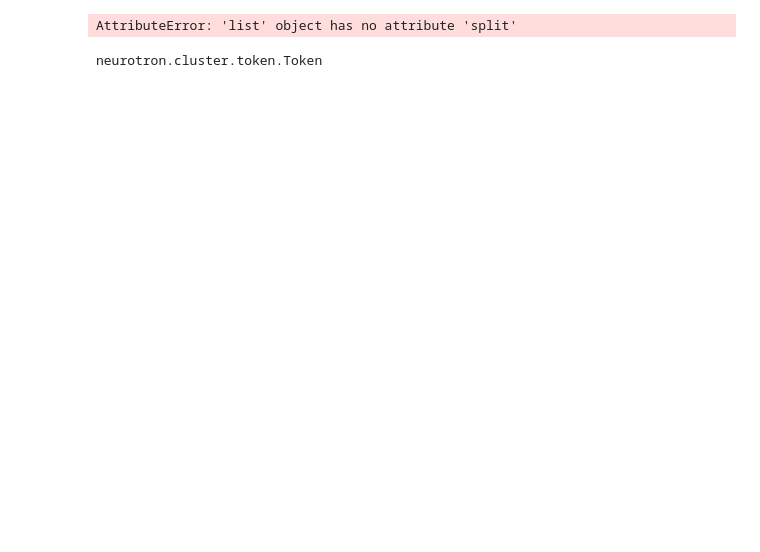
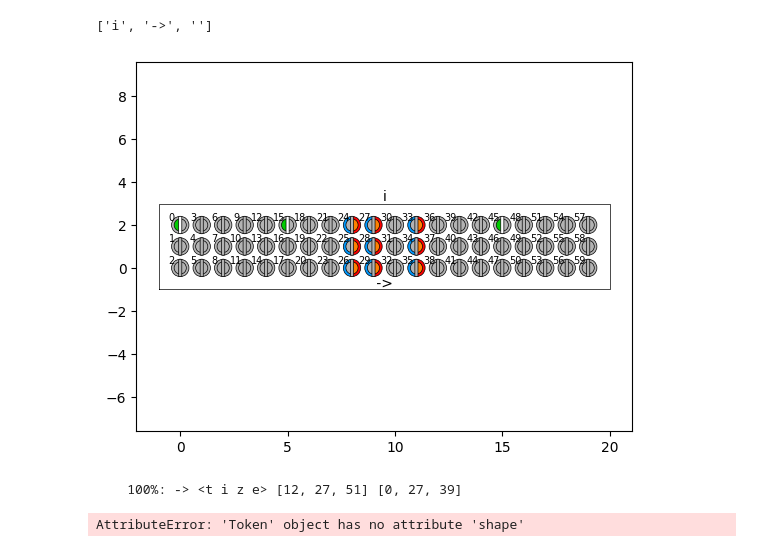
Before and after one commit to ihux/neurotron-develop, a Jupyter notebook: jupyter/neurotron/shakespear.ipynb, the cells around one changed output. Cells and saved outputs as stored; diff of their text form; code cells hidden in the pictures; blank space fills up the shorter version.

```diff
--- a/jupyter/neurotron/shakespear.ipynb
+++ b/jupyter/neurotron/shakespear.ipynb
@@ -145,18 +186,13 @@ AttributeError: 'list' object has no attribute 'split'
-# %%
-token = Token({'.':[1,1,1,0,0,0,0,0,0]})
-cells = Cells((3,9,10,3),token,verbose=0)
-train = Trainer(cells,plot=True)
-train(chunk)
-#train('Lisa likes to dance .',8)
-#train('Mary likes to sing .',5)
-
-#train.predict('<Lisa likes to>')
-#train.program()
-
-#train.analyse('Lisa likes to paint',all=True)
-# %% [output]
-AttributeError: 'list' object has no attribute 'split'
-# %%
-Token
-# %% [output]
-neurotron.cluster.token.Token
+# %%
+train.analyse('i',all=True)
+# %% [output]
+['i', '->', '']
+[figure, added]
+# %%
+train.predict('<t i z>')
+# %% [output]
+    100%: -> <t i z e> [12, 27, 51] [0, 27, 39]
+# %%
+token.shape
+# %% [output]
+AttributeError: 'Token' object has no attribute 'shape'
```
Also changed, not shown: parts of 2 cells of this notebook, 6 other files.
